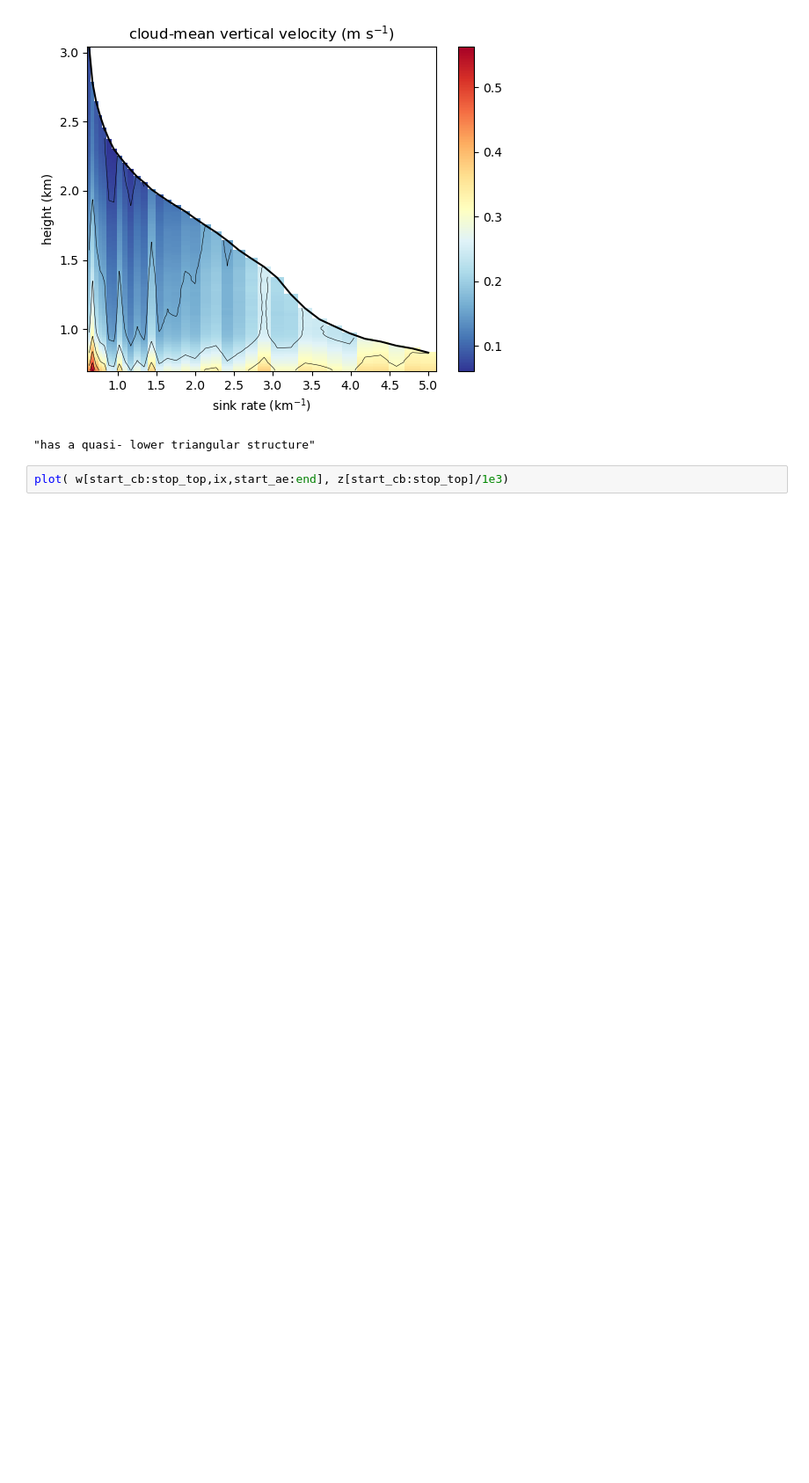
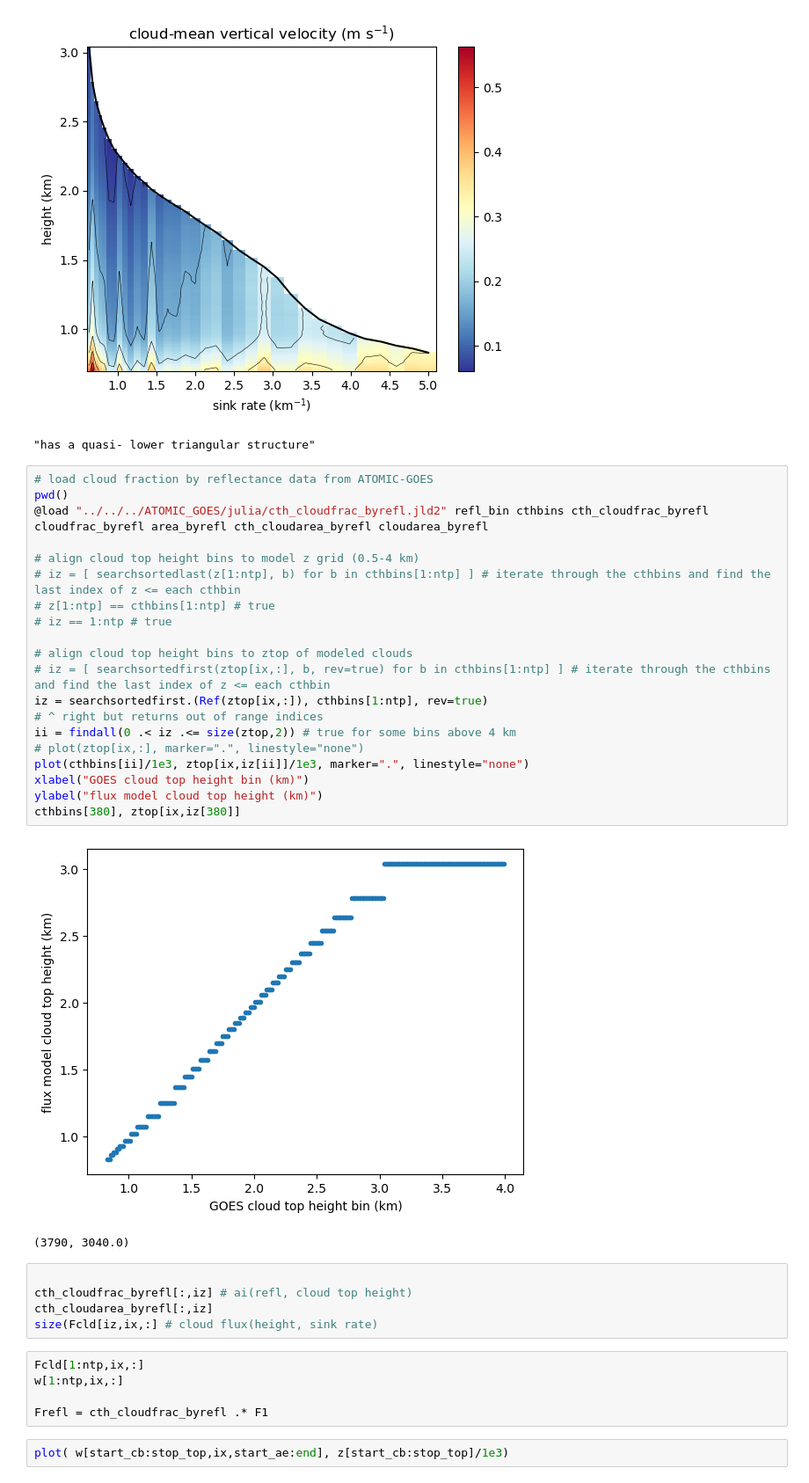
Before and after one commit to deszoeke/trade-cu-model, a Jupyter notebook: src/julia/flux-model.ipynb, the cells around one changed output. Shown at 88% size. Drawn from its saved outputs; the diff is of its cells as text; blank space fills up the shorter version.

Commit message:
align GOES to model cloud top height

```diff
--- a/src/julia/flux-model.ipynb
+++ b/src/julia/flux-model.ipynb
@@ -1347,6 +1339,39 @@ title("cloud-mean vertical velocity (m s\$^{-1}\$)")
 # %% [output]
 [figure]
 "has a quasi- lower triangular structure"
+# %%
+# load cloud fraction by reflectance data from ATOMIC-GOES
+pwd()
+@load "../../../ATOMIC_GOES/julia/cth_cloudfrac_byrefl.jld2" refl_bin cthbins cth_cloudfrac_byrefl cloudfrac_byrefl area_byrefl cth_cloudarea_byrefl cloudarea_byrefl
+
+# align cloud top height bins to model z grid (0.5-4 km)
+# iz = [ searchsortedlast(z[1:ntp], b) for b in cthbins[1:ntp] ] # iterate through the cthbins and find the last index of z <= each cthbin
+# z[1:ntp] == cthbins[1:ntp] # true
+# iz == 1:ntp # true
+
+# align cloud top height bins to ztop of modeled clouds
+# iz = [ searchsortedfirst(ztop[ix,:], b, rev=true) for b in cthbins[1:ntp] ] # iterate through the cthbins and find the last index of z <= each cthbin
+iz = searchsortedfirst.(Ref(ztop[ix,:]), cthbins[1:ntp], rev=true)
+# ^ right but returns out of range indices
+ii = findall(0 .< iz .<= size(ztop,2)) # true for some bins above 4 km
+# plot(ztop[ix,:], marker=".", linestyle="none")
+plot(cthbins[ii]/1e3, ztop[ix,iz[ii]]/1e3, marker=".", linestyle="none")
+xlabel("GOES cloud top height bin (km)")
+ylabel("flux model cloud top height (km)")
+cthbins[380], ztop[ix,iz[380]]
+# %% [output]
+[figure, added]
+(3790, 3040.0)
+# %%
+
+cth_cloudfrac_byrefl[:,iz] # ai(refl, cloud top height)
+cth_cloudarea_byrefl[:,iz]
+size(Fcld[iz,ix,:] # cloud flux(height, sink rate)
+# %%
+Fcld[1:ntp,ix,:]
+w[1:ntp,ix,:]
+
+Frefl = cth_cloudfrac_byrefl .* F1
 # %%
 plot( w[start_cb:stop_top,ix,start_ae:end], z[start_cb:stop_top]/1e3)
 # %% [output]
```
Also changed, not shown: parts of 5 cells of this notebook.
